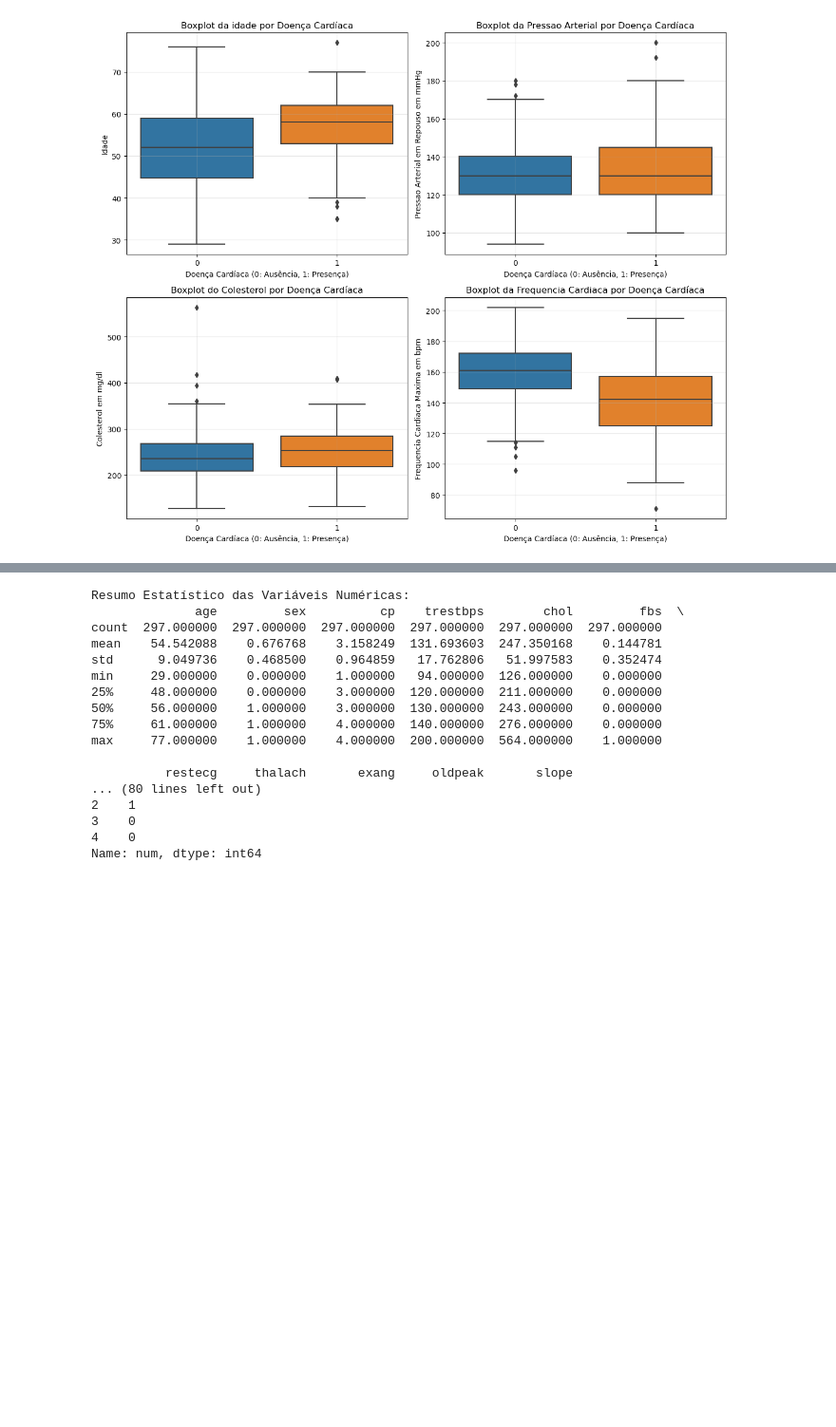
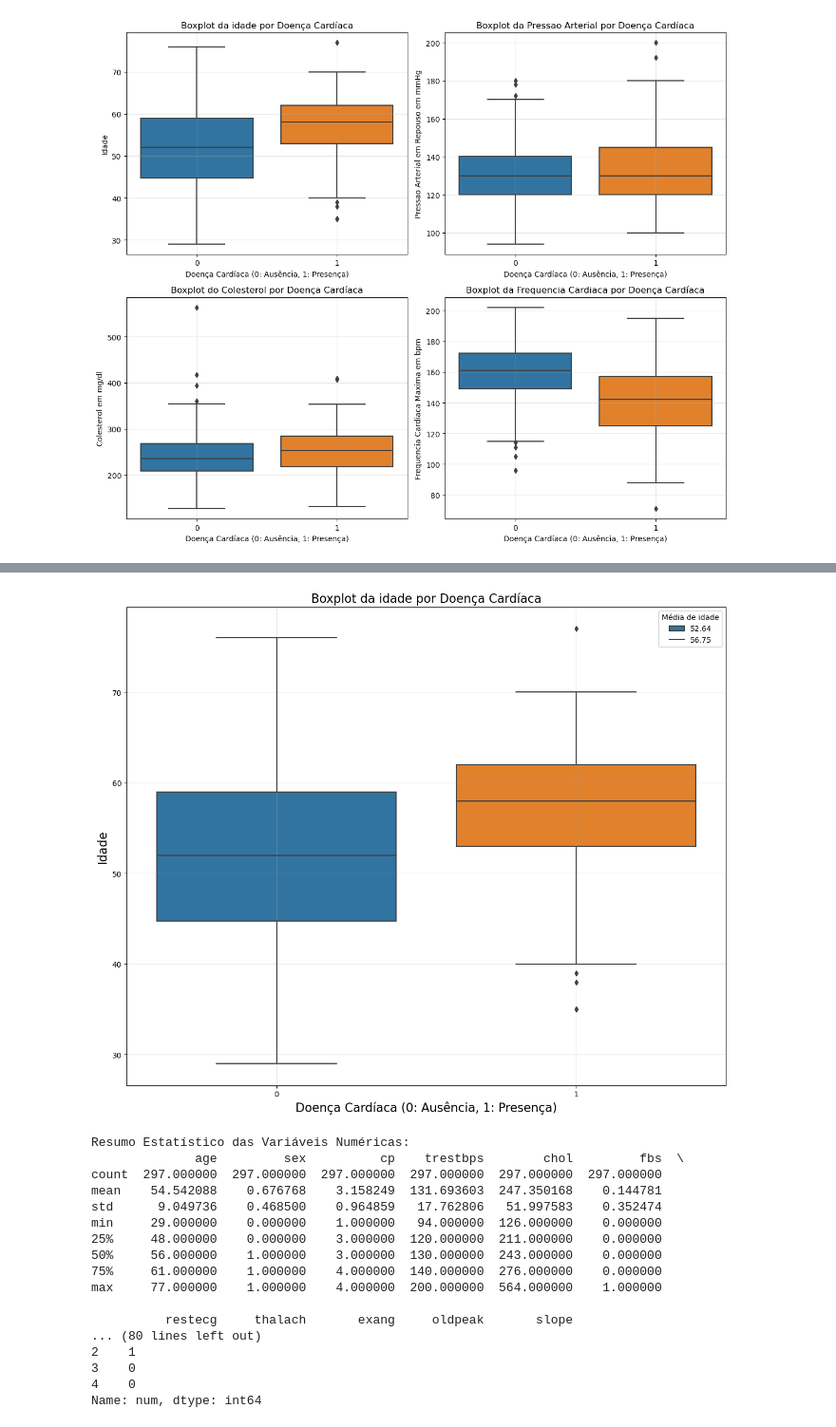
Before and after one commit to lbarbosacipriani/final-PCS5787, a Jupyter notebook: code/eda_preliminar_hear.ipynb, the cells around one changed output, grey strips where cells are left out. Shown at 95% size. Saved outputs shown, nothing was run; the diff lists cells and outputs as text; code cells hidden in the pictures; blank space fills up the shorter version.

```diff
--- a/code/eda_preliminar_hear.ipynb
+++ b/code/eda_preliminar_hear.ipynb
@@ -190,3 +207,18 @@ plt.show()
+# %%
+fig, axes = plt.subplots(1, 1, figsize=(12, 10))
+
+# Boxplot for age by disease status
+sns.boxplot(x='num', y='age', data=df)
+axes.set_title('Boxplot da idade por Doença Cardíaca', size=16)
+axes.set_ylabel('Idade',size=16)
+axes.set_xlabel('Doença Cardíaca (0: Ausência, 1: Presença)',size=16)
+axes.grid(True, alpha=0.3)
+axes.legend(title='Média de idade', labels=[52.64, 56.75])
+plt.tight_layout()
+plt.grid(True, alpha=0.3)
+plt.show()
+# %% [output]
+[figure, added]
 # %%
 print("Resumo Estatístico das Variáveis Numéricas:")
 print(X.describe())
```
Also changed, not shown: parts of 3 cells of this notebook, 10 other files.
